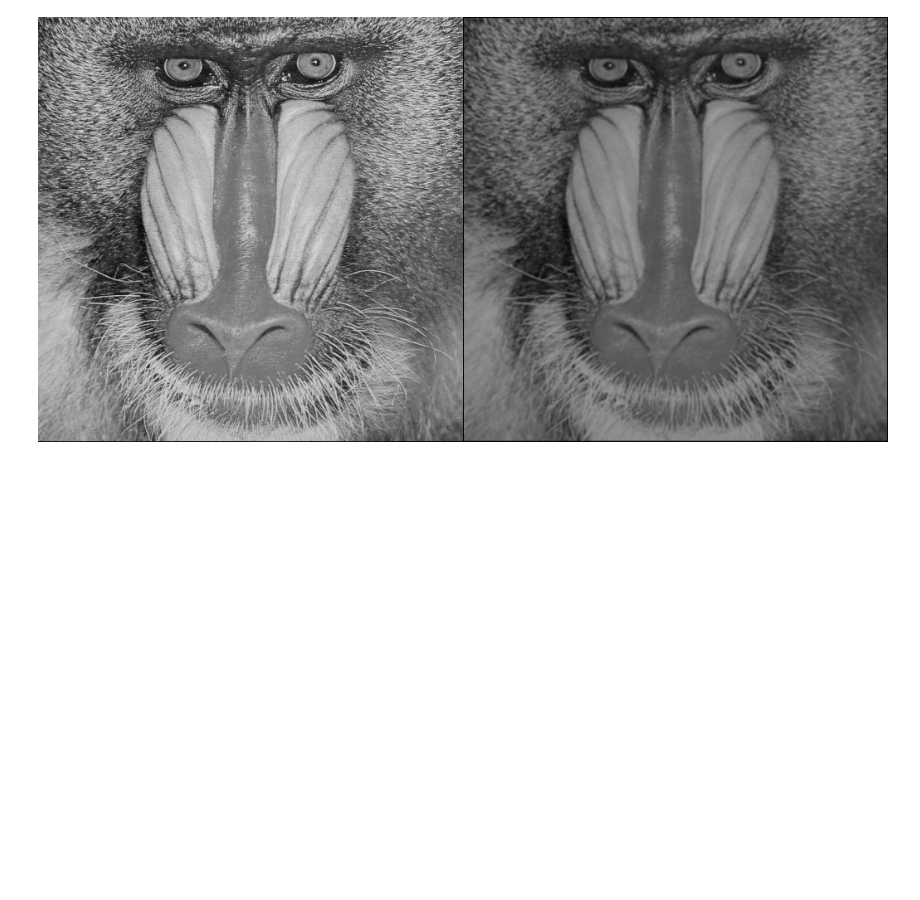
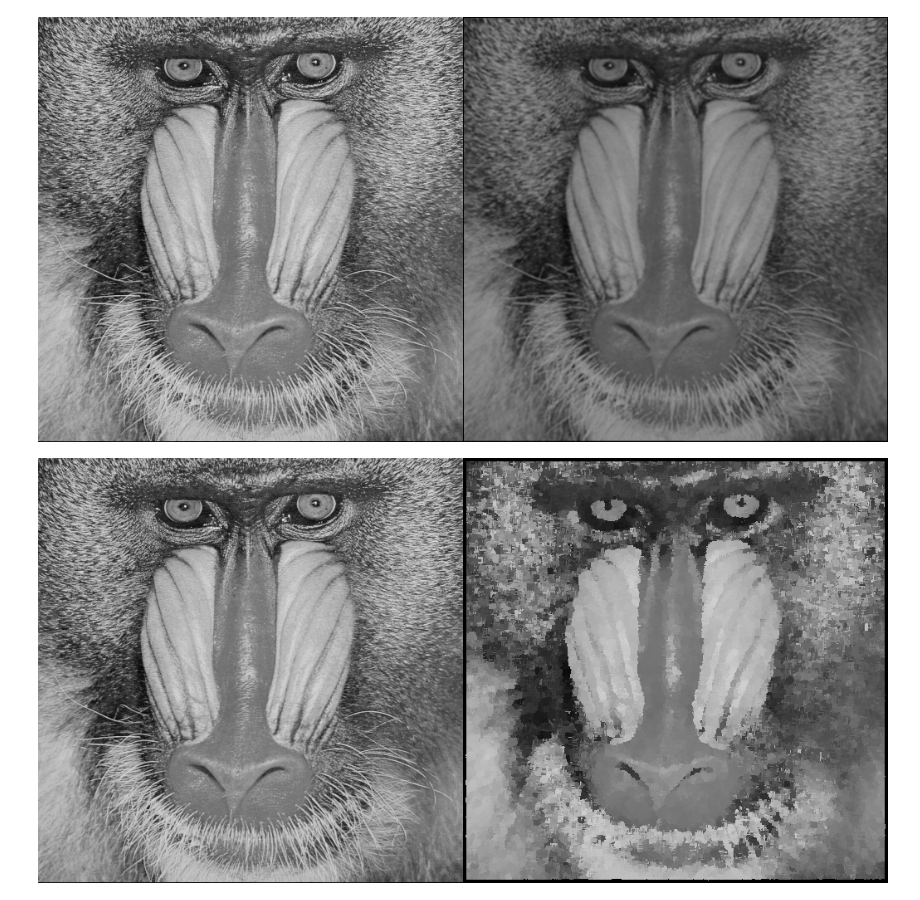
Before and after one commit to rijalammar1/PVCK_RijalAmmar, a Jupyter notebook: Project_PCVK.ipynb, the cells around one changed output. Cells and saved outputs as stored; diff of their text form; code cells hidden in the pictures; blank space fills up the shorter version.

```diff
--- a/Project_PCVK.ipynb
+++ b/Project_PCVK.ipynb
@@ -102,3 +102,40 @@ final_frame = cv.hconcat((imgGray, LowPass))
 cv2_imshow(final_frame)
 # %% [output]
 [figure]
+# %%
+# Modus
+def Modus(img, FilterSize):
+
+    # array kosong
+    output = np.zeros(img.shape, dtype=np.uint8)
+
+    # padding pada citra input
+    padding_width = FilterSize // 2
+    pd_img = np.pad(img, padding_width, mode='constant')
+
+    # Untuk iterasi pada setiap piksel citra input
+    for a in range(padding_width, pd_img.shape[0] - padding_width):
+        for b in range(padding_width, pd_img.shape[1] - padding_width):
+            # Array kosong untuk piksel
+            Values = np.zeros(FilterSize * FilterSize, dtype=np.uint8)
+            r = 0
+            # iterasi pada setiap piksel
+            for x in range(-padding_width, padding_width + 1):
+                for y in range(-padding_width, padding_width + 1):
+                    Values[r] = pd_img[a + x, b + y]
+                    r += 1
+            # Untuk mencari nilai modus
+            mode_value = np.bincount(Values).argmax()
+            # Untuk menempatkan nilai modus
+            output[a - padding_width, b - padding_width] = mode_value
+
+    return output
+# %%
+# Menampikan Gambar
+img = cv.imread('/content/drive/MyDrive/PVCK_MM/Images/mandrill.tiff')
+ImgGray = cv.cvtColor(img, cv.COLOR_BGR2GRAY)
+mode = Modus(ImgGray, 9)
+final_frame = cv.hconcat((ImgGray, mode))
+cv2_imshow(final_frame)
+# %% [output]
+[figure, added]
```
